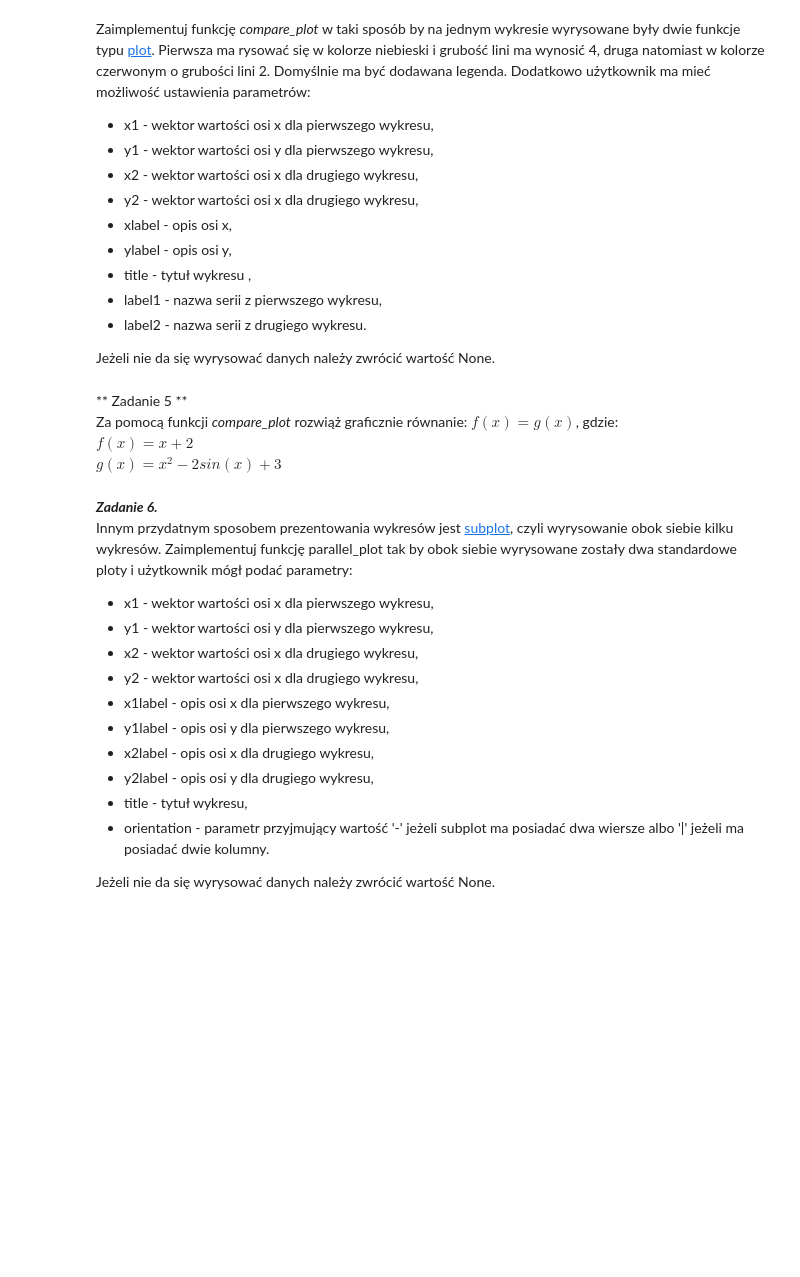
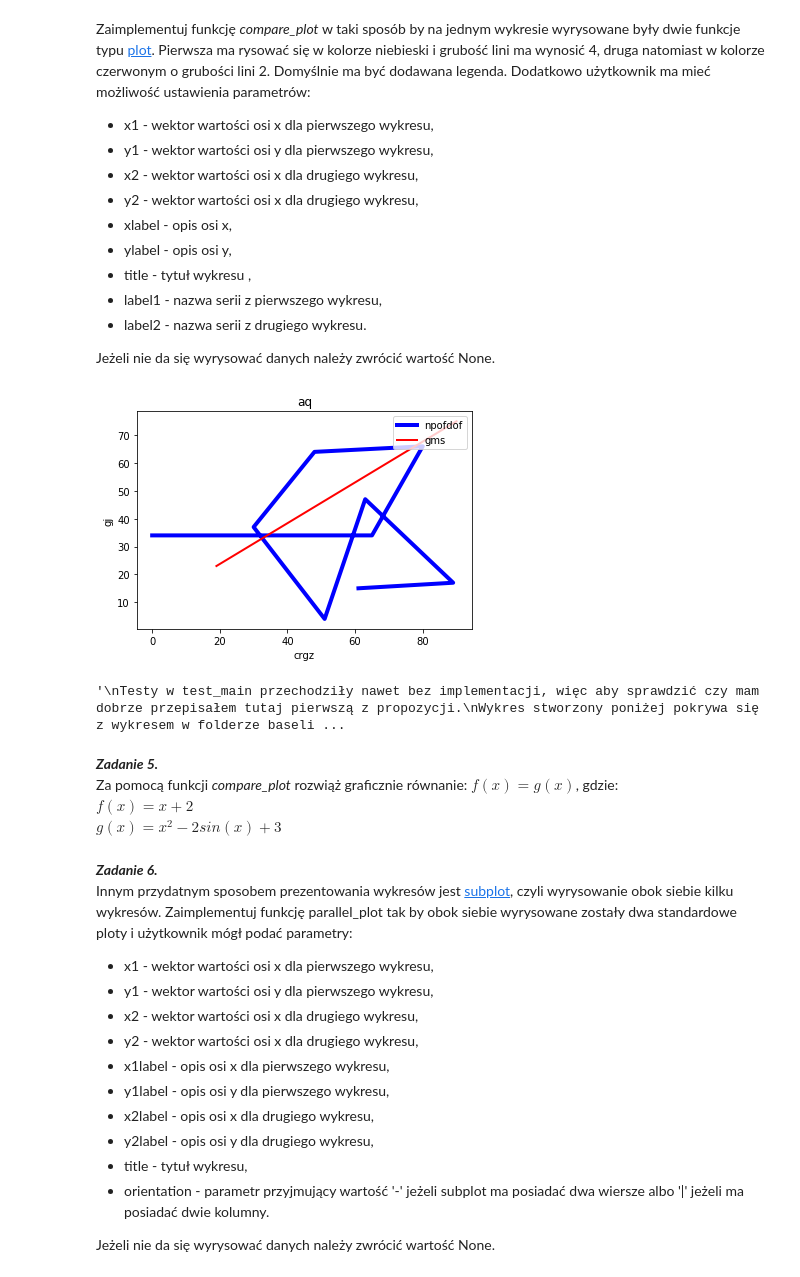
Before and after one commit to mateusztylec/MetodyNumeryczne, a Jupyter notebook: Laboratorium 2/sprawozdanie.ipynb, the cells around one changed output. Drawn from its saved outputs; the diff is of its cells as text; code cells hidden in the pictures; blank space fills up the shorter version.

Commit message:
sprawozdanie and main update

```diff
--- a/Laboratorium 2/sprawozdanie.ipynb
+++ b/Laboratorium 2/sprawozdanie.ipynb
@@ -81,8 +162,34 @@ Zaimplementuj funkcję *compare\_plot* w taki sposób by na jednym wykresie wyry
 - label2 - nazwa serii z drugiego wykresu.
 
 Jeżeli nie da się wyrysować danych należy zwrócić wartość None.
+# %%
+def compare_plot(x1, y1, x2, y2, xlabel, ylabel, title, label1 = None, label2 = None):
+    if x1.shape != y1.shape or min(x.shape)==0 or x2.shape != y2.shape :
+        return None
+    figure2, ax = plt.subplots()
+    ax.plot(x1, y1, 'b', linewidth = 4, label = label1)
+    ax.set(xlabel=xlabel, ylabel=ylabel, title=title)
+    ax.plot(x2, y2, 'r', linewidth = 2, label = label2)
+    if label1 is not None or label2 is not None:
+        ax.legend(loc = 'upper right')
+    return figure2
+
+x1a = np.array([0,65,80,48,30,51,63,89,61])
+y1a = np.array([34,34,66,64,37,4,47,17,15])
+x2a = np.array([90,19])
+y2a = np.array([75, 23])
+
+compare_plot(x1a, y1a, x2a, y2a, 'crgz', 'gj', 'aq', 'npofdof', 'gms')
+plt.show()
+"""
+Testy w test_main przechodziły nawet bez implementacji, więc aby sprawdzić czy mam dobrze przepisałem tutaj pierwszą z propozycji.
+Wykres stworzony poniżej pokrywa się z wykresem w folderze baseline/.
+"""
+# %% [output]
+[figure, added]
+'\nTesty w test_main przechodziły nawet bez implementacji, więc aby sprawdzić czy mam dobrze przepisałem tutaj pierwszą z propozycji.\nWykres stworzony poniżej pokrywa się z wykresem w folderze baseli ...
 # %% [markdown]
-** Zadanie 5 **
+***Zadanie 5.***
 Za pomocą funkcji *compare\_plot* rozwiąż graficznie równanie: $f(x) = g(x)$, gdzie:
 $f(x) = x+2$
 $g(x) = x^2 -2sin(x) + 3$
```
Also changed, not shown: parts of 5 cells of this notebook, 1 other file.
